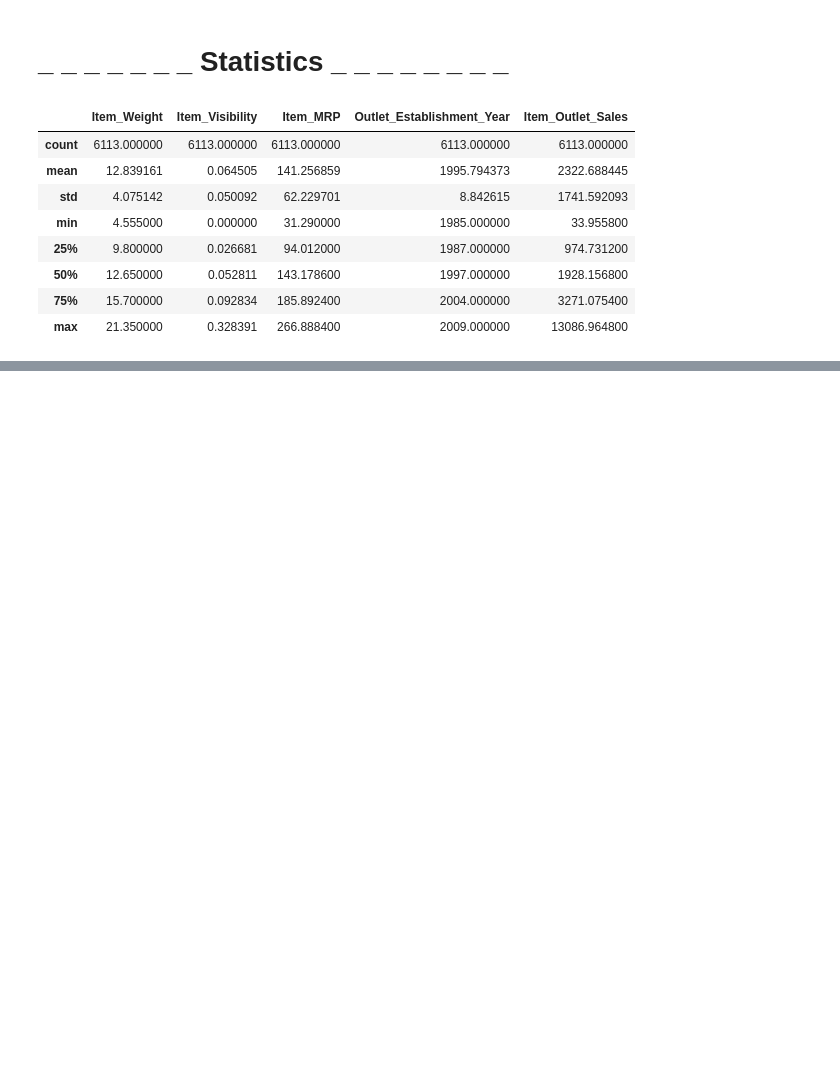
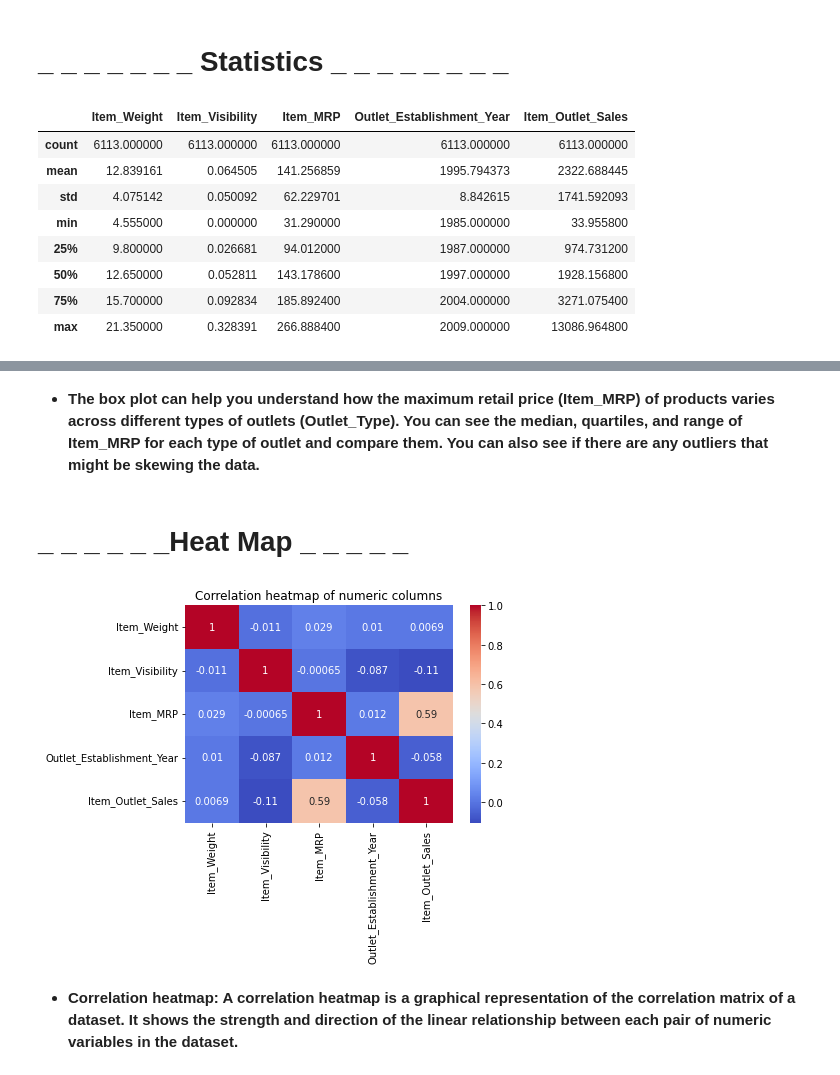
Before and after one commit to Soichiro-Gardinner/Prediction-of-Grocery-Sales, a Jupyter notebook: Sales_Prediction_[pt_3].ipynb, the cells around one changed output, grey strips where cells are left out. Saved outputs shown, nothing was run; the diff lists cells and outputs as text; code cells hidden in the pictures; blank space fills up the shorter version.

```diff
--- a/Sales_Prediction_[pt_3].ipynb
+++ b/Sales_Prediction_[pt_3].ipynb
@@ -307,0 +275,14 @@ A histogram of the "Item_Wight" distribution can help us identify the typical ra
+# %% [markdown]
+- **The box plot can help you understand how the maximum retail price (Item_MRP) of products varies across different types of outlets (Outlet_Type). You can see the median, quartiles, and range of Item_MRP for each type of outlet and compare them. You can also see if there are any outliers that might be skewing the data.**
+# %% [markdown]
+# **_ _ _ _ _ _Heat Map _ _ _ _ _**
+# %%
+# Create a correlation heatmap of numeric columns
+num_cols = ["Item_Weight", "Item_Visibility", "Item_MRP", "Outlet_Establishment_Year", "Item_Outlet_Sales"]
+sns.heatmap(df[num_cols].corr(), annot=True, cmap="coolwarm")
+plt.title("Correlation heatmap of numeric columns")
+plt.show()
+# %% [output]
+[figure, added]
+# %% [markdown]
+- **Correlation heatmap: A correlation heatmap is a graphical representation of the correlation matrix of a dataset. It shows the strength and direction of the linear relationship between each pair of numeric variables in the dataset.**
```
Also changed, not shown: parts of 10 cells of this notebook.
